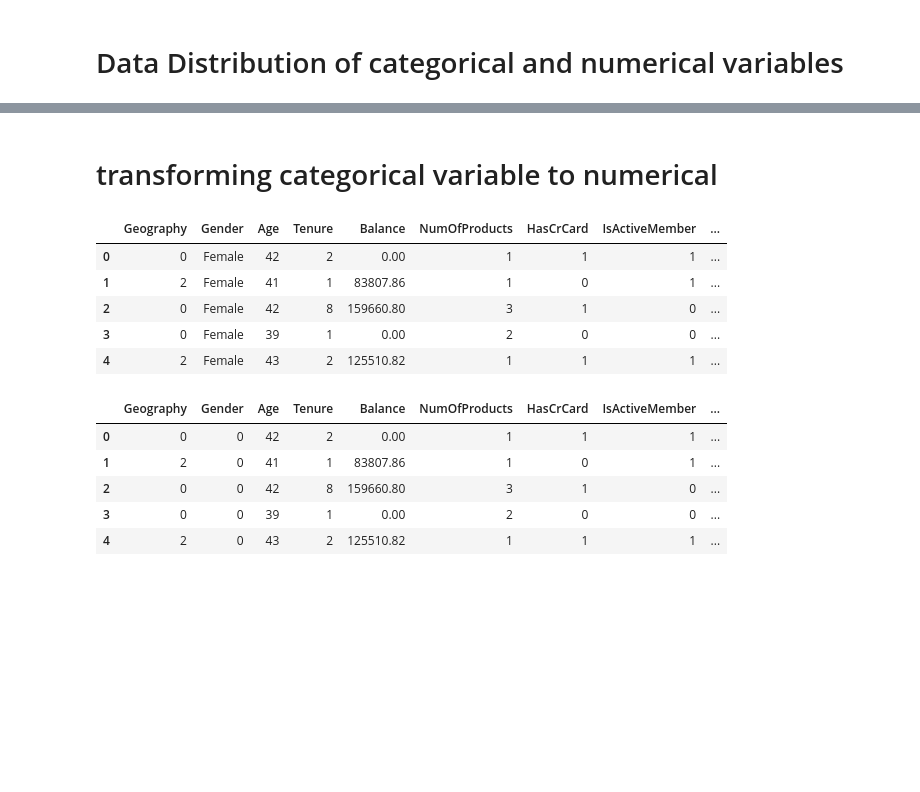
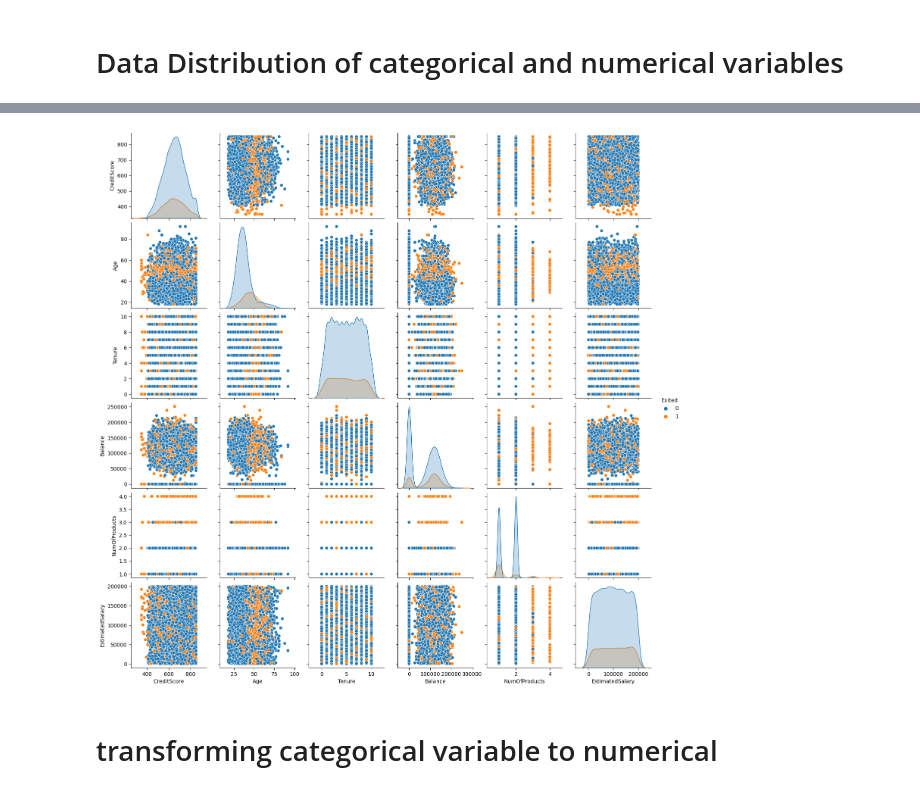
Before and after one commit to Murad-pitafi/Banks-Customer-Churn-Prediction, a Jupyter notebook: banks-churn-prediction.ipynb, the cells around one changed output, grey strips where cells are left out. Cells and saved outputs as stored; diff of their text form; code cells hidden in the pictures; blank space fills up the shorter version.

```diff
--- a/banks-churn-prediction.ipynb
+++ b/banks-churn-prediction.ipynb
@@ -110,27 +179,7 @@ import matplotlib.pyplot as plt
-# %%
- data = banks.drop(['CreditScore', 'CustomerId', 'RowNumber', 'Surname'], axis = 1)
+# %%
+sns.pairplot(data[['CreditScore', 'Age', 'Tenure', 'Balance', 'NumOfProducts', 'EstimatedSalary', 'Exited']], hue='Exited')
+plt.show()
+# %% [output]
+[figure, added]
 # %% [markdown]
 <h1> transforming categorical variable to numerical </h1>
-# %%
-from sklearn.preprocessing import LabelEncoder
-
-label_encoder = LabelEncoder()
-data['Geography'] = label_encoder.fit_transform(data[['Geography']])
-data.head()
-# %% [output]
-|  | Geography | Gender | Age | Tenure | Balance | NumOfProducts | HasCrCard | IsActiveMember | ... |
-| 0 | 0 | Female | 42 | 2 | 0.00 | 1 | 1 | 1 | ... |
-| 1 | 2 | Female | 41 | 1 | 83807.86 | 1 | 0 | 1 | ... |
-| 2 | 0 | Female | 42 | 8 | 159660.80 | 3 | 1 | 0 | ... |
-| 3 | 0 | Female | 39 | 1 | 0.00 | 2 | 0 | 0 | ... |
-| 4 | 2 | Female | 43 | 2 | 125510.82 | 1 | 1 | 1 | ... |
-# %%
-data['Gender'] = label_encoder.fit_transform(data[['Gender']])
-data.head()
-# %% [output]
-|  | Geography | Gender | Age | Tenure | Balance | NumOfProducts | HasCrCard | IsActiveMember | ... |
-| 0 | 0 | 0 | 42 | 2 | 0.00 | 1 | 1 | 1 | ... |
-| 1 | 2 | 0 | 41 | 1 | 83807.86 | 1 | 0 | 1 | ... |
-| 2 | 0 | 0 | 42 | 8 | 159660.80 | 3 | 1 | 0 | ... |
-| 3 | 0 | 0 | 39 | 1 | 0.00 | 2 | 0 | 0 | ... |
-| 4 | 2 | 0 | 43 | 2 | 125510.82 | 1 | 1 | 1 | ... |
```
Also changed, not shown: parts of 51 cells of this notebook.
